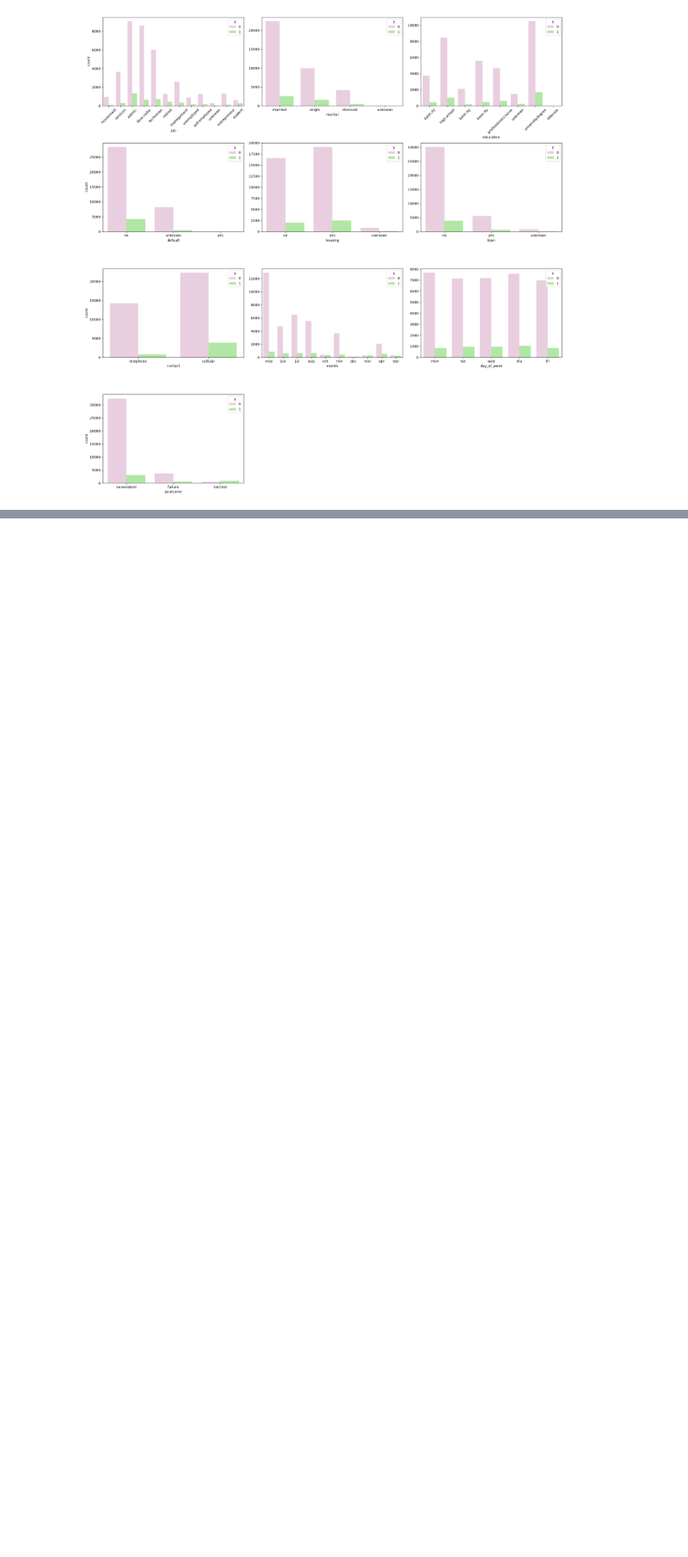
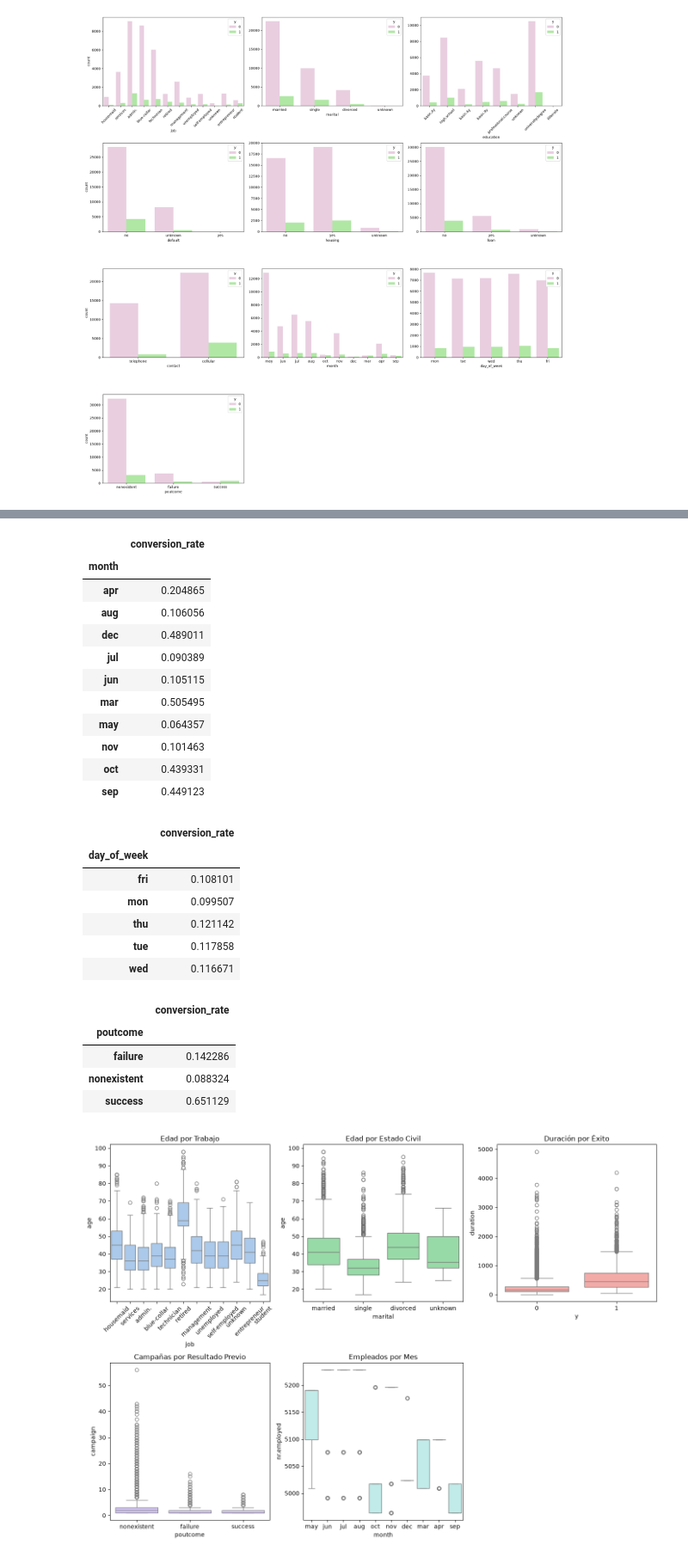
Before and after one commit to aromaydelicadeza/logistic_regression, a Jupyter notebook: src/explore.ipynb, the cells around one changed output, grey strips where cells are left out. Shown at 86% size. Drawn from its saved outputs; the diff is of its cells as text; code cells hidden in the pictures; blank space fills up the shorter version.

```diff
--- a/src/explore.ipynb
+++ b/src/explore.ipynb
@@ -396,0 +655,2 @@ Analizando los gráficos anteriores concluimos que:
+# %%
+df = df.drop(columns=['emp.var.rate', 'euribor3m'])
@@ -396,0 +659,28 @@ Analizando los gráficos anteriores concluimos que:
+# %%
+# Tasa de éxito por categoría
+display(df.groupby("job")["y"].mean().rename("conversion_rate").to_frame())
+display(df.groupby("marital")["y"].mean().rename("conversion_rate").to_frame())
+display(df.groupby("education")["y"].mean().rename("conversion_rate").to_frame())
+display(df.groupby("default")["y"].mean().rename("conversion_rate").to_frame())
+display(df.groupby("housing")["y"].mean().rename("conversion_rate").to_frame())
+display(df.groupby("loan")["y"].mean().rename("conversion_rate").to_frame())
+display(df.groupby("contact")["y"].mean().rename("conversion_rate").to_frame())
+display(df.groupby("month")["y"].mean().rename("conversion_rate").to_frame())
+display(df.groupby("day_of_week")["y"].mean().rename("conversion_rate").to_frame())
+display(df.groupby("poutcome")["y"].mean().rename("conversion_rate").to_frame())
+
+# Boxplots de numéricas por categoría
+fig, axes = plt.subplots(2, 3, figsize=(14,10))
+
+sns.boxplot(ax=axes[0,0], data=df, x='job', y='age', color='#a1c9f4').tick_params(axis='x', rotation=45)
+sns.boxplot(ax=axes[0,1], data=df, x="marital", y="age", color='#8de5a1')
+sns.boxplot(ax=axes[0,2], data=df, x="y", y="duration", color='#ff9f9b')
+sns.boxplot(ax=axes[1,0], data=df, x="poutcome", y="campaign", color='#d0bbff')
+sns.boxplot(ax=axes[1,1], data=df, x="month", y="nr.employed", color='#b9f2f0')
+axes[0,0].set_title("Edad por Trabajo"); axes[0,1].set_title("Edad por Estado Civil"); axes[0,2].set_title("Duración por Éxito"); axes[1,0].set_title("Campañas por Resultado Previo"); axes[1,1].set_title("Empleados por Mes")
+
+fig.delaxes(axes[1,2])
+
+plt.tight_layout()
+plt.show()
+# %% [output]
@@ -396,0 +736,25 @@ Analizando los gráficos anteriores concluimos que:
+|  | conversion_rate |
+| month |  |
+| apr | 0.204865 |
+| aug | 0.106056 |
+| dec | 0.489011 |
+| jul | 0.090389 |
+| jun | 0.105115 |
+| mar | 0.505495 |
+| may | 0.064357 |
+| nov | 0.101463 |
+| oct | 0.439331 |
+| sep | 0.449123 |
+|  | conversion_rate |
+| day_of_week |  |
+| fri | 0.108101 |
+| mon | 0.099507 |
+| thu | 0.121142 |
+| tue | 0.117858 |
+| wed | 0.116671 |
+|  | conversion_rate |
+| poutcome |  |
+| failure | 0.142286 |
+| nonexistent | 0.088324 |
+| success | 0.651129 |
+[figure, added]
```
Also changed, not shown: parts of 41 cells of this notebook.
